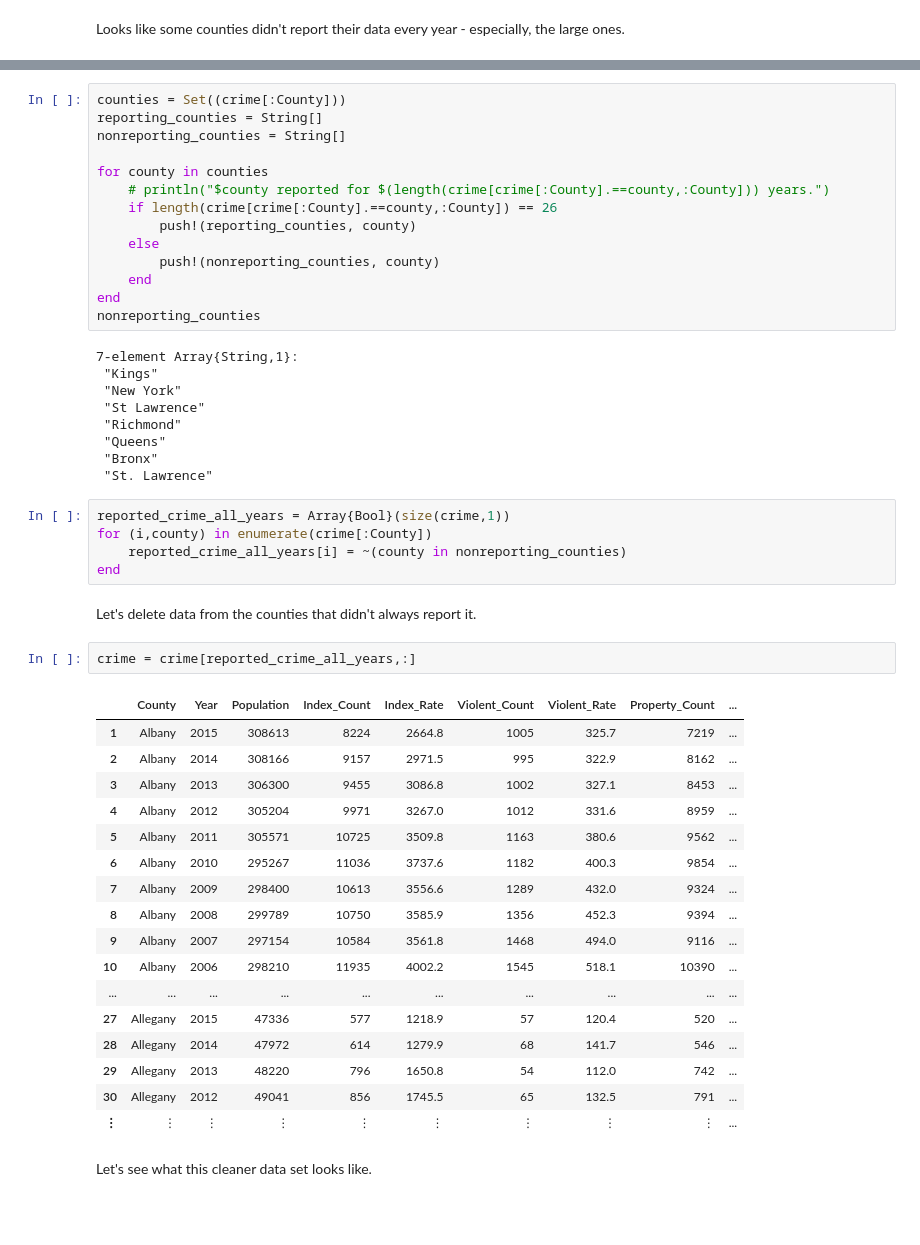
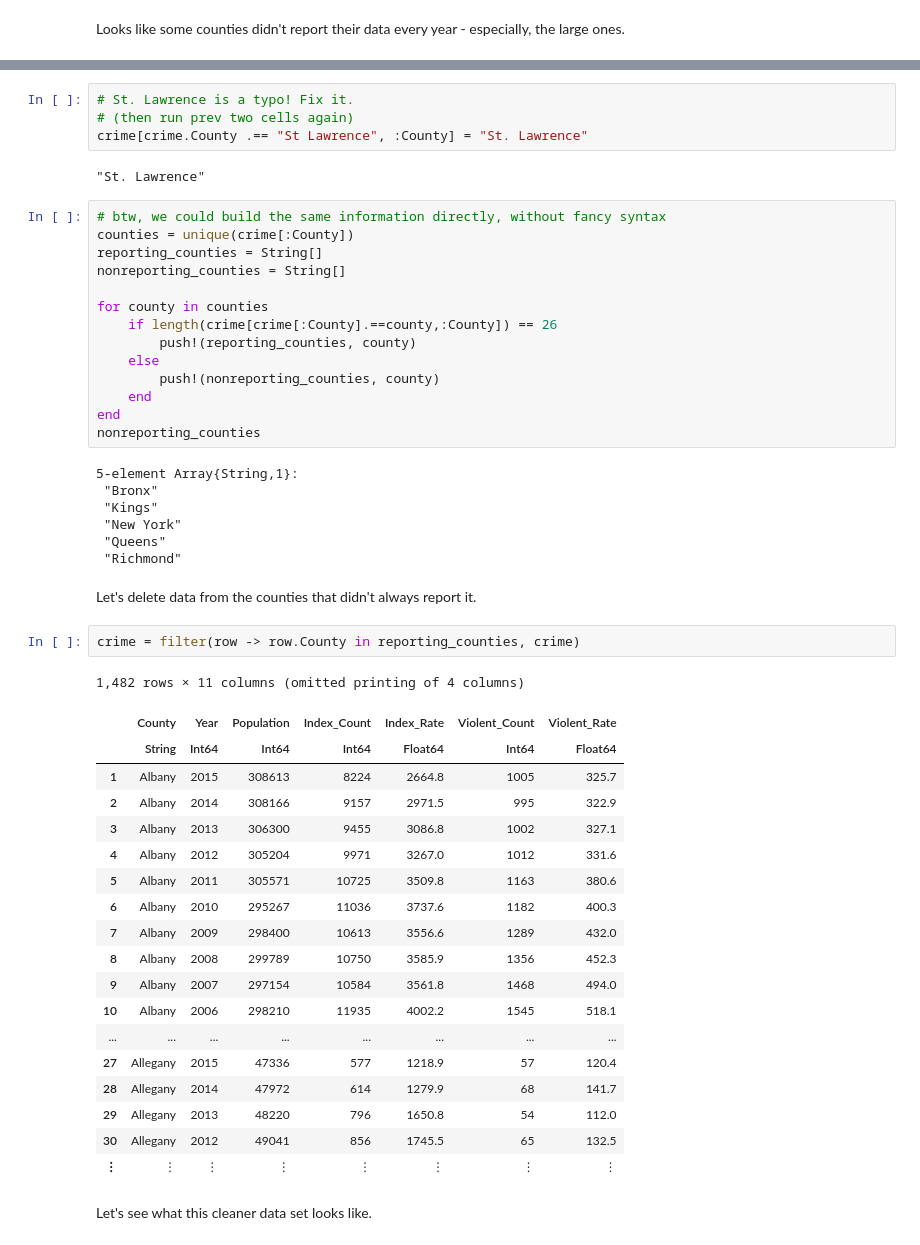
Before and after one commit to ORIE4741/demos, a Jupyter notebook: Crime.ipynb, the cells around one changed output, grey strips where cells are left out. Drawn from its saved outputs; the diff is of its cells as text; blank space fills up the shorter version.

```diff
--- a/Crime.ipynb
+++ b/Crime.ipynb
@@ -66,10 +207,16 @@ Let's check that assumption. Which counties didn't report their data all years?
+# %%
+# St. Lawrence is a typo! Fix it.
+# (then run prev two cells again)
+crime[crime.County .== "St Lawrence", :County] = "St. Lawrence"
+# %% [output]
+"St. Lawrence"
 # %%
-counties = Set((crime[:County]))
+# btw, we could build the same information directly, without fancy syntax
+counties = unique(crime[:County])
 reporting_counties = String[]
 nonreporting_counties = String[]
 
 for county in counties
-    # println("$county reported for $(length(crime[crime[:County].==county,:County])) years.")
     if length(crime[crime[:County].==county,:County]) == 26
         push!(reporting_counties, county)
     else
@@ -78,40 +225,35 @@ for county in counties
 end
 nonreporting_counties
 # %% [output]
-7-element Array{String,1}:
+5-element Array{String,1}:
+ "Bronx"
  "Kings"
  "New York"
- "St Lawrence"
+ "Queens"
  "Richmond"
- "Queens"
- "Bronx"
- "St. Lawrence"
-# %%
-reported_crime_all_years = Array{Bool}(size(crime,1))
-for (i,county) in enumerate(crime[:County])
-    reported_crime_all_years[i] = ~(county in nonreporting_counties)
-end
 # %% [markdown]
 Let's delete data from the counties that didn't always report it.
-# %%
-crime = crime[reported_crime_all_years,:]
-# %% [output]
-|  | County | Year | Population | Index_Count | Index_Rate | Violent_Count | Violent_Rate | Property_Count | ... |
-| 1 | Albany | 2015 | 308613 | 8224 | 2664.8 | 1005 | 325.7 | 7219 | ... |
-| 2 | Albany | 2014 | 308166 | 9157 | 2971.5 | 995 | 322.9 | 8162 | ... |
-| 3 | Albany | 2013 | 306300 | 9455 | 3086.8 | 1002 | 327.1 | 8453 | ... |
-| 4 | Albany | 2012 | 305204 | 9971 | 3267.0 | 1012 | 331.6 | 8959 | ... |
-| 5 | Albany | 2011 | 305571 | 10725 | 3509.8 | 1163 | 380.6 | 9562 | ... |
-| 6 | Albany | 2010 | 295267 | 11036 | 3737.6 | 1182 | 400.3 | 9854 | ... |
-| 7 | Albany | 2009 | 298400 | 10613 | 3556.6 | 1289 | 432.0 | 9324 | ... |
-| 8 | Albany | 2008 | 299789 | 10750 | 3585.9 | 1356 | 452.3 | 9394 | ... |
-| 9 | Albany | 2007 | 297154 | 10584 | 3561.8 | 1468 | 494.0 | 9116 | ... |
-| 10 | Albany | 2006 | 298210 | 11935 | 4002.2 | 1545 | 518.1 | 10390 | ... |
-| ... | ... | ... | ... | ... | ... | ... | ... | ... | ... |
-| 27 | Allegany | 2015 | 47336 | 577 | 1218.9 | 57 | 120.4 | 520 | ... |
-| 28 | Allegany | 2014 | 47972 | 614 | 1279.9 | 68 | 141.7 | 546 | ... |
-| 29 | Allegany | 2013 | 48220 | 796 | 1650.8 | 54 | 112.0 | 742 | ... |
-| 30 | Allegany | 2012 | 49041 | 856 | 1745.5 | 65 | 132.5 | 791 | ... |
-| ⋮ | ⋮ | ⋮ | ⋮ | ⋮ | ⋮ | ⋮ | ⋮ | ⋮ | ... |
+# %%
+crime = filter(row -> row.County in reporting_counties, crime)
+# %% [output]
+1,482 rows × 11 columns (omitted printing of 4 columns)
+|  | County | Year | Population | Index_Count | Index_Rate | Violent_Count | Violent_Rate |
+|  | String | Int64 | Int64 | Int64 | Float64 | Int64 | Float64 |
+| 1 | Albany | 2015 | 308613 | 8224 | 2664.8 | 1005 | 325.7 |
+| 2 | Albany | 2014 | 308166 | 9157 | 2971.5 | 995 | 322.9 |
+| 3 | Albany | 2013 | 306300 | 9455 | 3086.8 | 1002 | 327.1 |
+| 4 | Albany | 2012 | 305204 | 9971 | 3267.0 | 1012 | 331.6 |
+| 5 | Albany | 2011 | 305571 | 10725 | 3509.8 | 1163 | 380.6 |
+| 6 | Albany | 2010 | 295267 | 11036 | 3737.6 | 1182 | 400.3 |
+| 7 | Albany | 2009 | 298400 | 10613 | 3556.6 | 1289 | 432.0 |
+| 8 | Albany | 2008 | 299789 | 10750 | 3585.9 | 1356 | 452.3 |
+| 9 | Albany | 2007 | 297154 | 10584 | 3561.8 | 1468 | 494.0 |
+| 10 | Albany | 2006 | 298210 | 11935 | 4002.2 | 1545 | 518.1 |
+| ... | ... | ... | ... | ... | ... | ... | ... |
+| 27 | Allegany | 2015 | 47336 | 577 | 1218.9 | 57 | 120.4 |
+| 28 | Allegany | 2014 | 47972 | 614 | 1279.9 | 68 | 141.7 |
+| 29 | Allegany | 2013 | 48220 | 796 | 1650.8 | 54 | 112.0 |
+| 30 | Allegany | 2012 | 49041 | 856 | 1745.5 | 65 | 132.5 |
+| ⋮ | ⋮ | ⋮ | ⋮ | ⋮ | ⋮ | ⋮ | ⋮ |
 # %% [markdown]
 Let's see what this cleaner data set looks like.
```
Also changed, not shown: parts of 22 cells of this notebook, 4 other files.
